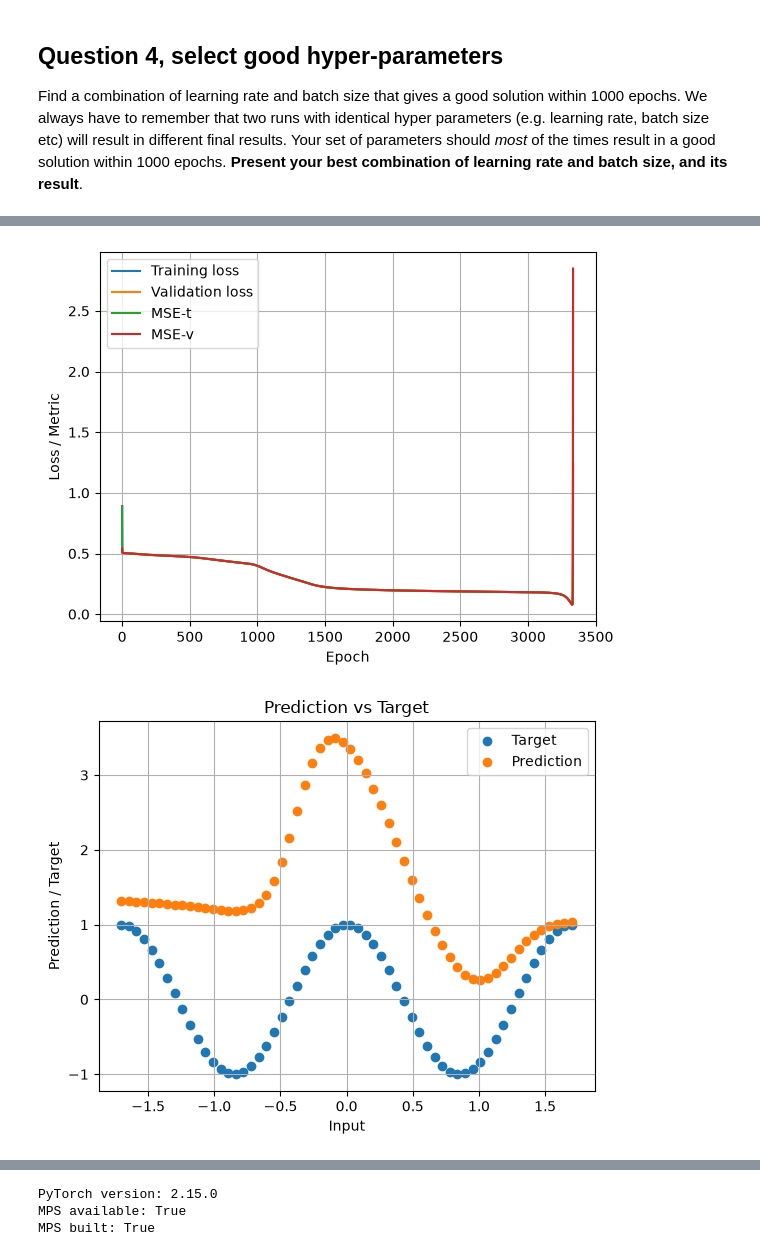
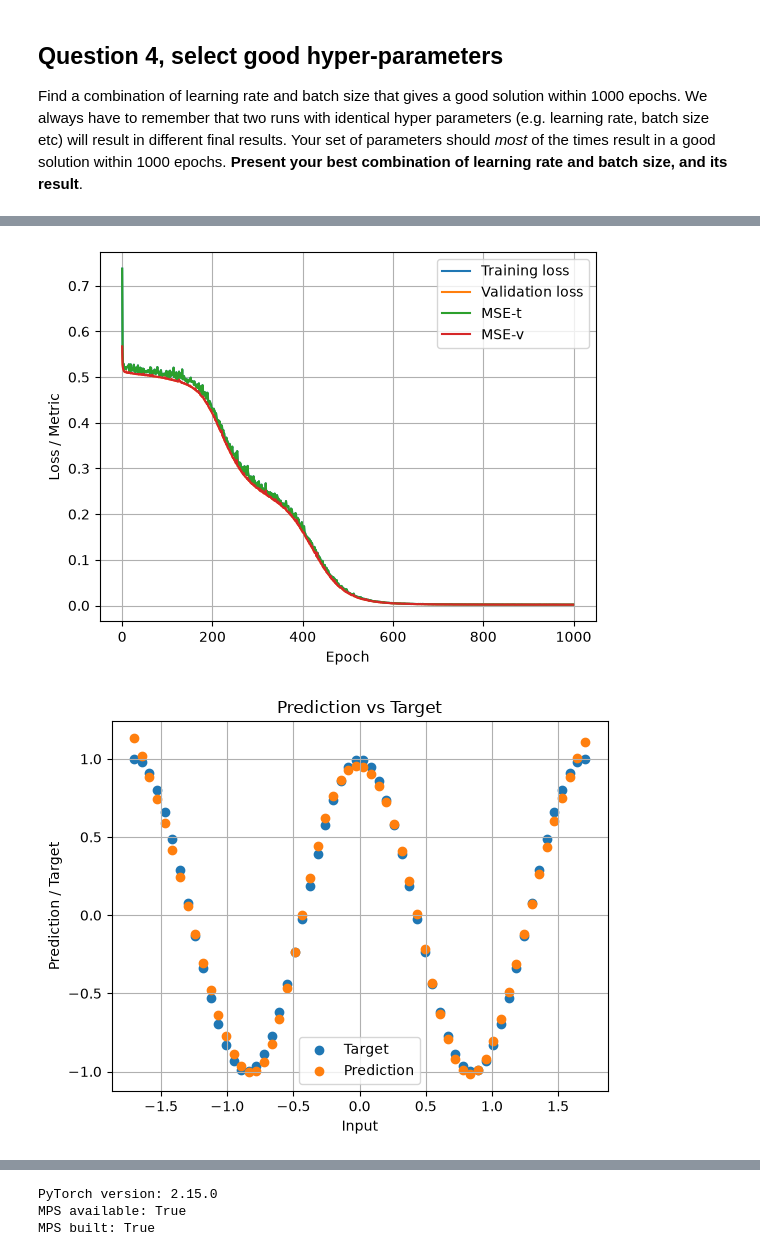
Before and after one commit to martincloven/BERN04, a Jupyter notebook: lab1.ipynb, the cells around one changed output, grey strips where cells are left out. Drawn from its saved outputs; the diff is of its cells as text; code cells hidden in the pictures.

```diff
--- a/lab1.ipynb
+++ b/lab1.ipynb
@@ -405,16 +405,29 @@ def train_loop(*, model : Network, train_dataloader : DataLoader,
                       for n, v in metrics_res.items()]
             print(f"Epoch {t+1:<7d} train {train_loss:<7f} "
                   f" validation {val_loss:<7f}", "".join(extras))
-
+        '''
+        for name, m in metrics.items():
+            if(metrics_res[name+"-t"][t] < 0.01):
+                print("MSE-t < 0.01 , epochs", t)
+                #print_final_msg(print_final, val_losses, metrics_res)
+                return train_losses, val_losses, metrics_res, t
+        '''
+        '''
         for name, m in metrics.items():
             if(metrics_res[name+"-t"][t] > 0.95):
                 print("train_acc > 0.95 , epochs", t)
                 print_final_msg(print_final, val_losses, metrics_res)
-                return train_losses, val_losses, metrics_res
+                return train_losses, val_losses, metrics_res, t
+        '''
 
 #        if(val_losses[t] < val_losses[min_epoch]):
 #            min_epoch = t
 
+        if(val_losses[t] < 0.0003):
+            print("val_losses > 0.0003 , epochs", t)
+            print_final_msg(print_final, val_losses, metrics_res)
+            return train_losses, val_losses, metrics_res, t
+        '''
         if(min_epoch + patience < t):
             print("Early quit at epoch:", min_epoch)
             print_final_msg(print_final, val_losses, metrics_res)
@@ -422,10 +435,10 @@ def train_loop(*, model : Network, train_dataloader : DataLoader,
                 metrics_res[name+"-t"] = metrics_res[name+"-t"][:-patience]
                 metrics_res[name+"-v"] = metrics_res[name+"-v"][:-patience]
 
-            return train_losses[:-patience], val_losses[:-patience], metrics_res
-
+            return train_losses[:-patience], val_losses[:-patience], metrics_res, t-patience
+        '''
     print_final_msg(print_final, val_losses, metrics_res)
-    return train_losses, val_losses, metrics_res
+    return train_losses, val_losses, metrics_res, t
 
 
 
@@ -480,13 +493,13 @@ class BinaryAccuracyMetric(SimpleMetric):
         self.v[0] += (pred == y).sum()
         self.v[1] += y.numel()
 
-def standard_div(mean, samples):
+def standard_err(mean, samples):
     err = 0
     div = 0
     N = len(samples)
     for i in range(N):
         div += (samples[i] - mean)**2
-    err = np.sqrt(div/(N-1))
+    err = np.sqrt(div/(N*(N-1)))
     return err
 # %% [markdown]
 # CellName: Boundary (#7)
@@ -576,8 +589,8 @@ Find a combination of learning rate and batch size that gives a good solution wi
 # %%
 %%time
 
-batches = [60]#(3, 4, 5, 6, 10, 12, 15, 20, 30)
-learning_rate_grid = [0.001, 0.01, 0.05, 0.1, 0.25]
+batches = [1, 2, 3, 4, 5, 6, 10]#, 12, 15, 20, 30, 60] #[60]#(3, 4, 5, 6, 10, 12, 15, 20, 30)
+learning_rate_grid = [0.001, 0.01, 0.05]#, 0.1, 0.25]
 
 # Generate training data
 
@@ -587,6 +600,7 @@ n2 = len(batches)
 n3 = len(learning_rate_grid)
 
 batch_loss = np.zeros((n1,n2,n3))
+epoch_arr = np.zeros((n1,n2,n3))
 for i in range(n1):
     x_trn, d_trn = regr1(60, 2, 0, 0.0)
 
@@ -609,7 +623,7 @@ for i in range(n1):
             opt_method = torch.optim.SGD  # minimization method
             learning_rate = learning_rate_grid[k]       # learning rate,  0.001 to 0.5: 0.001, 0.01, 0.1, 0.25,0.5
             loss_fn = nn.MSELoss()        # loss function, MSE
-            number_epochs = 4000
+            number_epochs = 1000
             minibatch_size = batches[j]
 
             # Additional metrics to print
@@ -631,15 +645,16 @@ for i in range(n1):
             # Train the network and print the progress
 
 
-            train_loss, val_loss, metrics_res = train_loop(
+            train_loss, val_loss, metrics_res, epochs_train = train_loop(
                 model=model_ex1,
                 train_dataloader=dl_trn,
                 val_dataloader=dl_trn, # Test with the training data
                 loss_fn=loss_fn,
                 metrics=metrics,
                 optimizer=optimizer,
-                print_every=10000,
+                print_every=1000000,
                 epochs=number_epochs)
+            epoch_arr[i][j][k] = epochs_train
             batch_loss[i][j][k] = val_loss[-1]
 
 
@@ -650,7 +665,7 @@ for j in range(n2):
         for i in range(n1):
             summation += batch_loss[i][j][k]
         err = standard_div(summation / n1, batch_loss[:,j,k])
-        print("batch",batches[j]," , learning rate",learning_rate_grid[k],":",summation / n1 ,"+-", err)
+        print("batch",batches[j]," , learning rate",learning_rate_grid[k]," , batch_loss:",summation / n1 ,"+-", err)
 '''
 '''
 # Plot the training history
@@ -690,2 +705,2 @@ batch 60  , learning rate 0.25 : 1.8824608723322551 +- 1.0105570332511633
-[figure, old version]
+[figure, new version]
-[figure, old version]
+[figure, new version]
```
Also changed, not shown: parts of 6 cells of this notebook.
